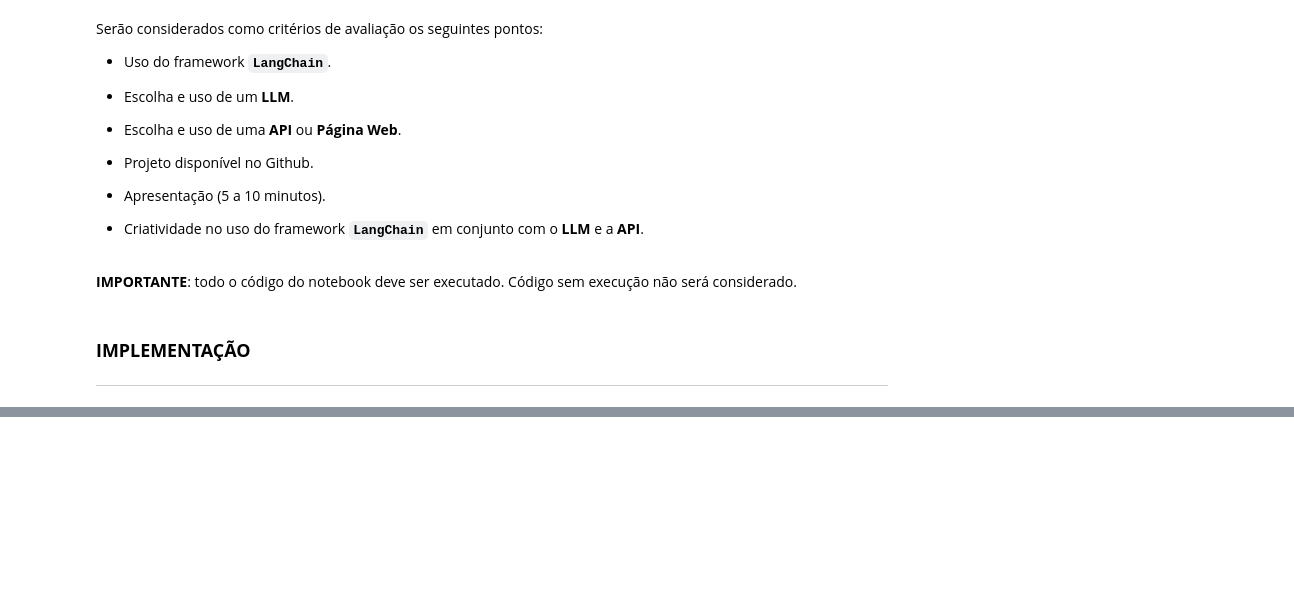
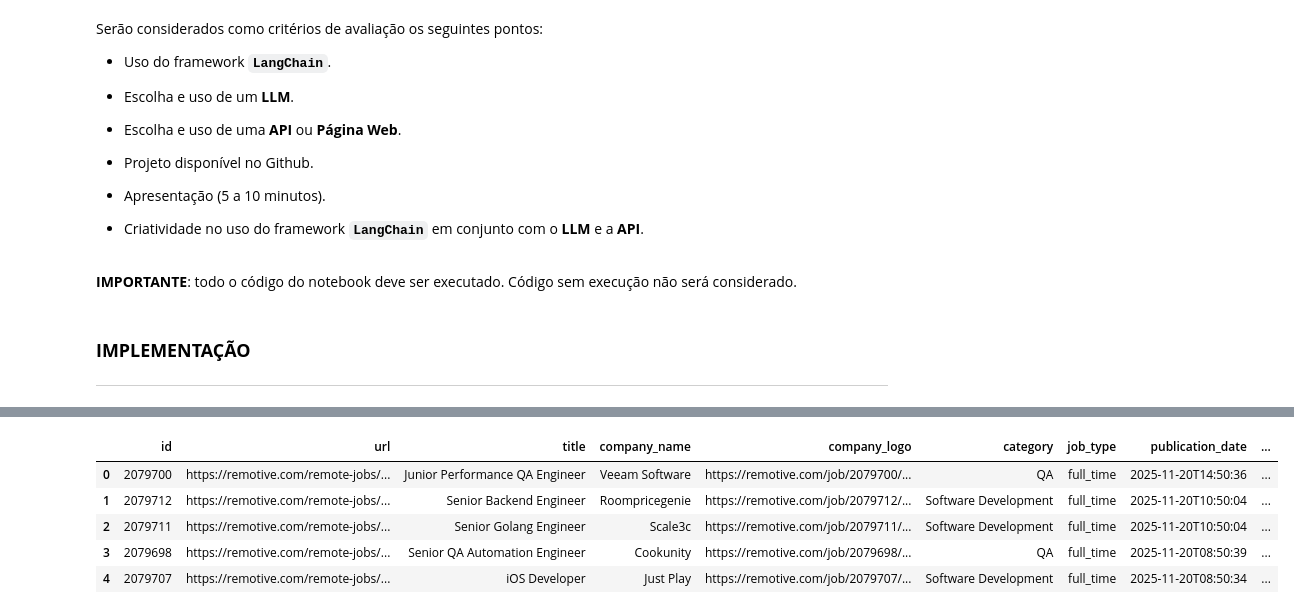
Before and after one commit to Netreck/HireMatch-AI, a Jupyter notebook: notebook/2025_Q3_PLN_PROJETO_PRÁTICO.ipynb, the cells around one changed output, grey strips where cells are left out. Cells and saved outputs as stored; diff of their text form; code cells hidden in the pictures; blank space fills up the shorter version.

```diff
--- a/notebook/2025_Q3_PLN_PROJETO_PRÁTICO.ipynb
+++ b/notebook/2025_Q3_PLN_PROJETO_PRÁTICO.ipynb
@@ -124,0 +1059,4 @@ except ConfigError as exc:
+# %%
+import pandas as pd
+
+df = pd.read_json("../data/processed/jobs_processed.json")
@@ -124,0 +1083,9 @@ except ConfigError as exc:
+# %%
+df.head()
+# %% [output]
+|  | id | url | title | company_name | company_logo | category | job_type | publication_date | ... |
+| 0 | 2079700 | https://remotive.com/remote-jobs/... | Junior Performance QA Engineer | Veeam Software | https://remotive.com/job/2079700/... | QA | full_time | 2025-11-20T14:50:36 | ... |
+| 1 | 2079712 | https://remotive.com/remote-jobs/... | Senior Backend Engineer | Roompricegenie | https://remotive.com/job/2079712/... | Software Development | full_time | 2025-11-20T10:50:04 | ... |
+| 2 | 2079711 | https://remotive.com/remote-jobs/... | Senior Golang Engineer | Scale3c | https://remotive.com/job/2079711/... | Software Development | full_time | 2025-11-20T10:50:04 | ... |
+| 3 | 2079698 | https://remotive.com/remote-jobs/... | Senior QA Automation Engineer | Cookunity | https://remotive.com/job/2079698/... | QA | full_time | 2025-11-20T08:50:39 | ... |
+| 4 | 2079707 | https://remotive.com/remote-jobs/... | iOS Developer | Just Play | https://remotive.com/job/2079707/... | Software Development | full_time | 2025-11-20T08:50:34 | ... |
```
Also changed, not shown: parts of 44 cells of this notebook.
